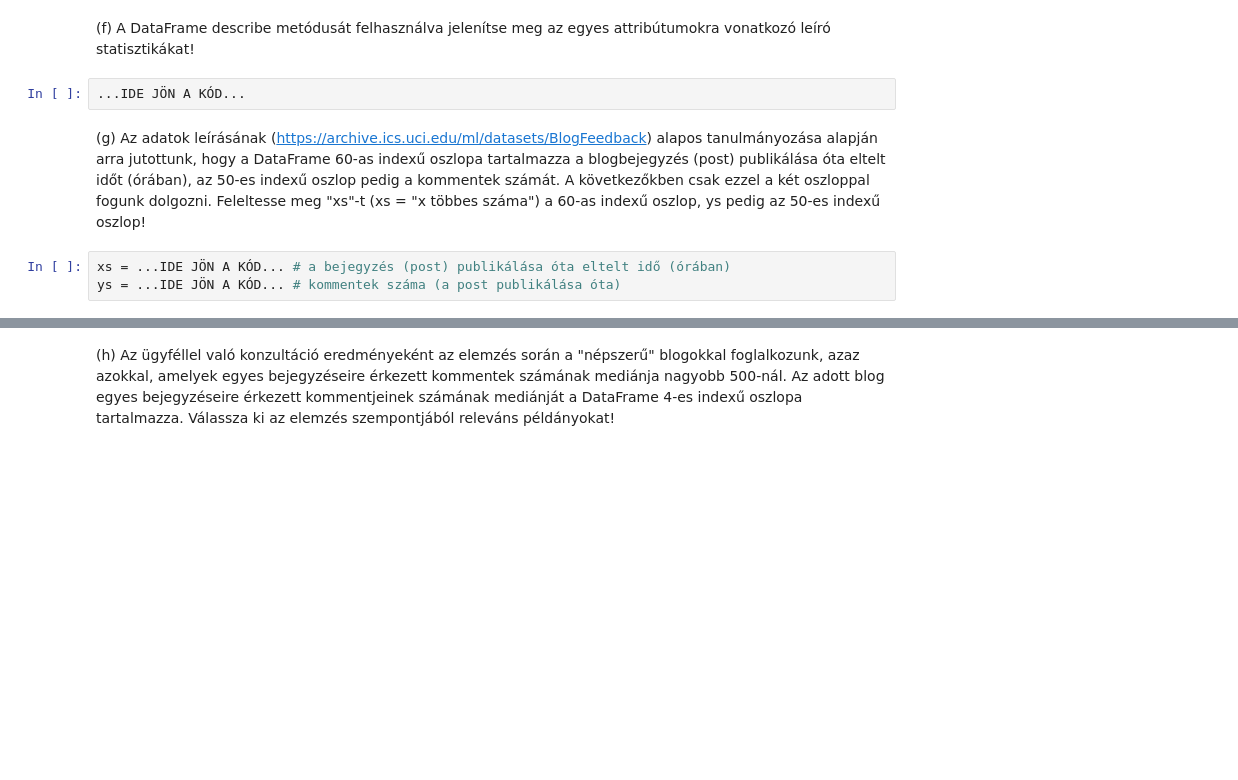
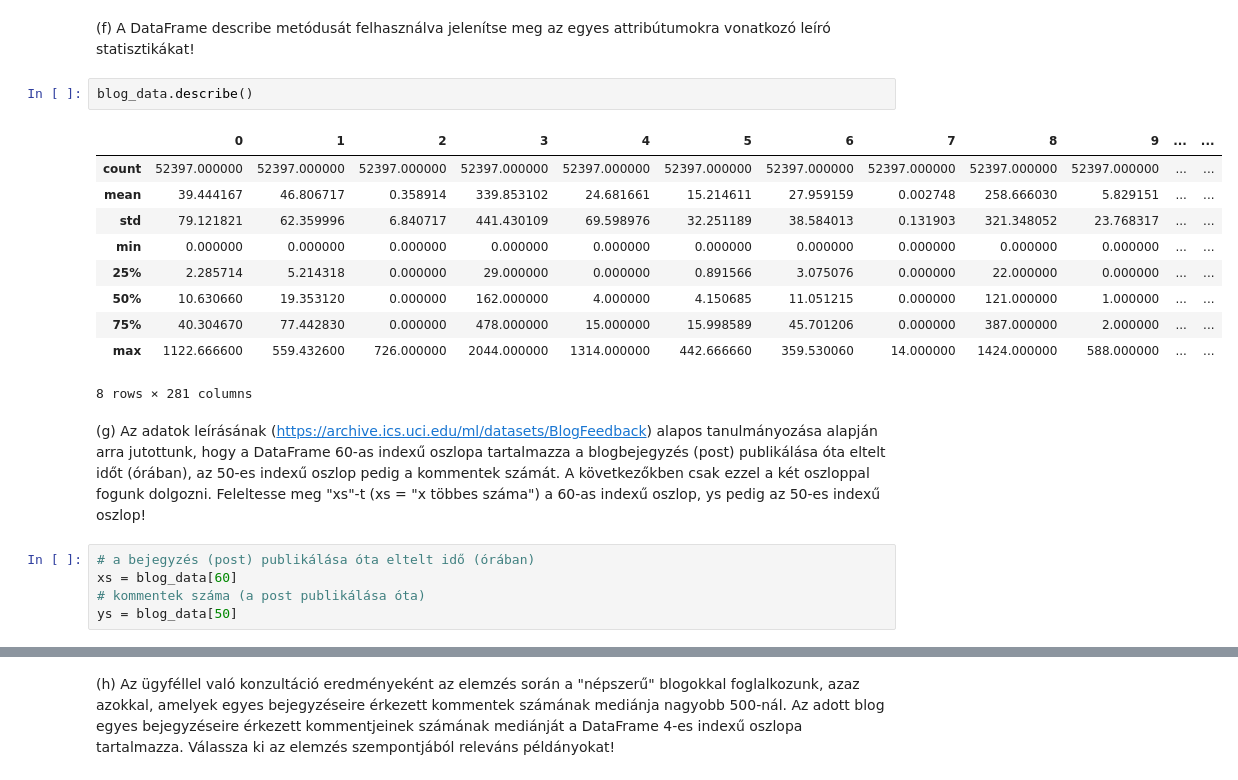
Before and after one commit to MemerGamer/IntelligensModszerekTantargy, a Jupyter notebook: LinearisRegresszio.ipynb, the cells around one changed output, grey strips where cells are left out. Saved outputs shown, nothing was run; the diff lists cells and outputs as text; blank space fills up the shorter version.

```diff
--- a/LinearisRegresszio.ipynb
+++ b/LinearisRegresszio.ipynb
@@ -64,9 +135,22 @@ blog_data = pd.read_csv('blogData_train.csv', header=header, sep=separator)
 # %% [markdown]
 (f) A DataFrame describe metódusát felhasználva jelenítse meg az egyes attribútumokra vonatkozó leíró statisztikákat!
-# %%
-...IDE JÖN A KÓD...
+# %%
+blog_data.describe()
+# %% [output]
+|  | 0 | 1 | 2 | 3 | 4 | 5 | 6 | 7 | 8 | 9 | ... | ... |
+| count | 52397.000000 | 52397.000000 | 52397.000000 | 52397.000000 | 52397.000000 | 52397.000000 | 52397.000000 | 52397.000000 | 52397.000000 | 52397.000000 | ... | ... |
+| mean | 39.444167 | 46.806717 | 0.358914 | 339.853102 | 24.681661 | 15.214611 | 27.959159 | 0.002748 | 258.666030 | 5.829151 | ... | ... |
+| std | 79.121821 | 62.359996 | 6.840717 | 441.430109 | 69.598976 | 32.251189 | 38.584013 | 0.131903 | 321.348052 | 23.768317 | ... | ... |
+| min | 0.000000 | 0.000000 | 0.000000 | 0.000000 | 0.000000 | 0.000000 | 0.000000 | 0.000000 | 0.000000 | 0.000000 | ... | ... |
+| 25% | 2.285714 | 5.214318 | 0.000000 | 29.000000 | 0.000000 | 0.891566 | 3.075076 | 0.000000 | 22.000000 | 0.000000 | ... | ... |
+| 50% | 10.630660 | 19.353120 | 0.000000 | 162.000000 | 4.000000 | 4.150685 | 11.051215 | 0.000000 | 121.000000 | 1.000000 | ... | ... |
+| 75% | 40.304670 | 77.442830 | 0.000000 | 478.000000 | 15.000000 | 15.998589 | 45.701206 | 0.000000 | 387.000000 | 2.000000 | ... | ... |
+| max | 1122.666600 | 559.432600 | 726.000000 | 2044.000000 | 1314.000000 | 442.666660 | 359.530060 | 14.000000 | 1424.000000 | 588.000000 | ... | ... |
+8 rows × 281 columns
 # %% [markdown]
 (g) Az adatok leírásának (https://archive.ics.uci.edu/ml/datasets/BlogFeedback) alapos tanulmányozása alapján arra jutottunk, hogy a DataFrame 60-as indexű oszlopa tartalmazza a blogbejegyzés (post) publikálása óta eltelt időt (órában), az 50-es indexű oszlop pedig a kommentek számát. A következőkben csak ezzel a két oszloppal fogunk dolgozni. Feleltesse meg "xs"-t (xs = "x többes száma") a 60-as indexű oszlop, ys pedig az 50-es indexű oszlop!
 # %%
-xs = ...IDE JÖN A KÓD... # a bejegyzés (post) publikálása óta eltelt idő (órában)
-ys = ...IDE JÖN A KÓD... # kommentek száma (a post publikálása óta)
+# a bejegyzés (post) publikálása óta eltelt idő (órában)
+xs = blog_data[60]
+# kommentek száma (a post publikálása óta)
+ys = blog_data[50]
```
Also changed, not shown: parts of 24 cells of this notebook.
